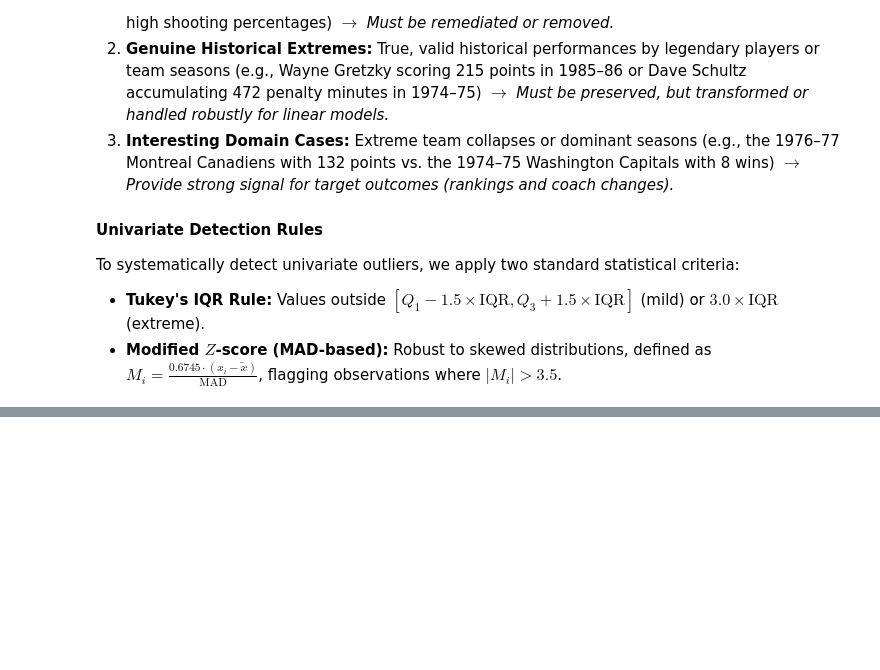
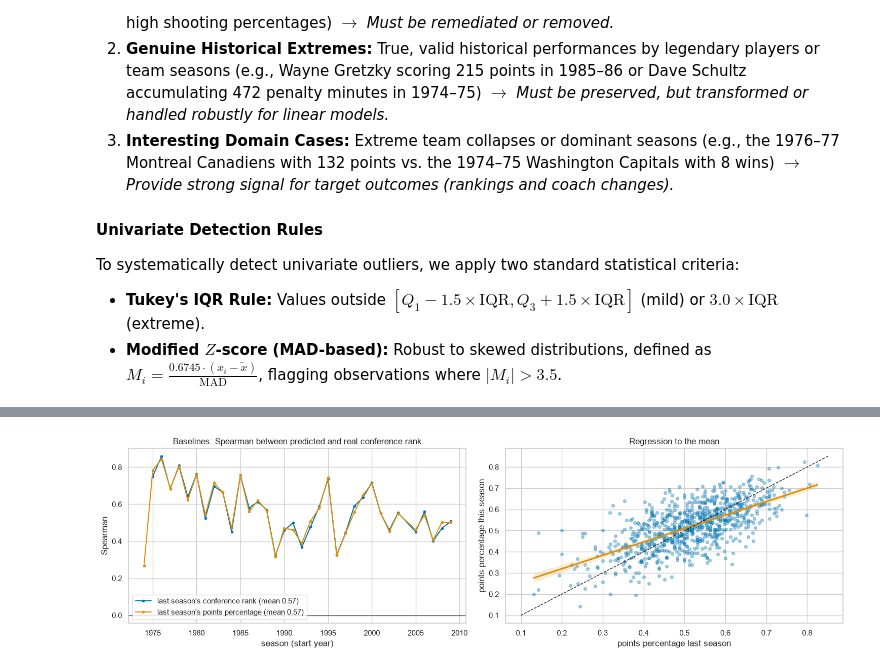
Before and after one commit to b3lchior/feup-ac, a Jupyter notebook: 01_eda.ipynb, the cells around one changed output, grey strips where cells are left out. Drawn from its saved outputs; the diff is of its cells as text; code cells hidden in the pictures; blank space fills up the shorter version.

```diff
--- a/01_eda.ipynb
+++ b/01_eda.ipynb
@@ -780,0 +1219,28 @@ Based on domain verification, statistical extremes in this dataset represent **t
+# %%
+def score_baseline(df, score, ascending):
+    """Predicted conference ranks from one score per team. New franchises get the mean score of their conference."""
+    df = df.assign(score=df.groupby(["year", "confID"])[score].transform(lambda s: s.fillna(s.mean())))
+    df["pred_rank"] = df.groupby(["year", "confID"])["score"].rank(ascending=ascending, method="average")
+    per_conf = df.groupby(["year", "confID"]).apply(
+        lambda d: pd.Series({"rho": stats.spearmanr(d["pred_rank"], d["conf_rank"])[0],
+                             "mae": (d["pred_rank"] - d["conf_rank"]).abs().mean()}), include_groups=False)
+    return per_conf.groupby("year").mean()          # one value per season (average of its two conferences)
+
+
+baselines = {
+    "last season's conference rank": score_baseline(target, "rel_rank_lag1", ascending=True),
+    "last season's points percentage": score_baseline(target, "points_pct_lag1", ascending=False),
+}
+conf_sizes = target.groupby(["year", "confID"])["n_conf"].first()
+random_mae = float(((conf_sizes ** 2 - 1) / (3 * conf_sizes)).mean())          # expected |rank error| of a random permutation
+
+rows = {name: {"seasons scored": int(b["rho"].count()), "mean Spearman": b["rho"].mean(),
+               "standard error": b["rho"].std() / np.sqrt(b["rho"].count()),
+               "worst season": b["rho"].min(), "best season": b["rho"].max(), "mean abs. rank error": b["mae"].mean()}
+        for name, b in baselines.items()}
+rows["random ranking (expected)"] = {"seasons scored": 35, "mean Spearman": 0.0, "mean abs. rank error": random_mae}
+
+rho = baselines["last season's points percentage"]["rho"]
+by_period = rho.groupby(pd.cut(rho.index, [1973, 1989, 2009], labels=["1974-89", "1990-2009"]), observed=True).mean()
+print("mean Spearman of the points percentage baseline by period:", by_period.round(3).to_dict())
+pd.DataFrame(rows).T.round(3)
@@ -780,0 +1253,15 @@ Based on domain verification, statistical extremes in this dataset represent **t
+# %%
+fig, axes = plt.subplots(1, 2, figsize=(15, 4.5))
+
+for name, b in baselines.items():
+    axes[0].plot(b.index, b["rho"], marker="o", ms=3, label=f"{name} (mean {b['rho'].mean():.2f})")
+axes[0].axhline(0, color="k", lw=0.8)
+axes[0].set(title="Baselines: Spearman between predicted and real conference rank", xlabel="season (start year)", ylabel="Spearman")
+axes[0].legend(loc="lower left")
+
+sns.regplot(x=target["points_pct_lag1"], y=target["points_pct"], scatter_kws={"alpha": 0.35, "s": 18}, line_kws={"color": "C1"}, ax=axes[1])
+axes[1].plot([0.1, 0.85], [0.1, 0.85], color="k", ls="--", lw=1)
+axes[1].set(title="Regression to the mean", xlabel="points percentage last season", ylabel="points percentage this season")
+plt.tight_layout()
+# %% [output]
+[figure, added]
```
Also changed, not shown: parts of 57 cells of this notebook.
